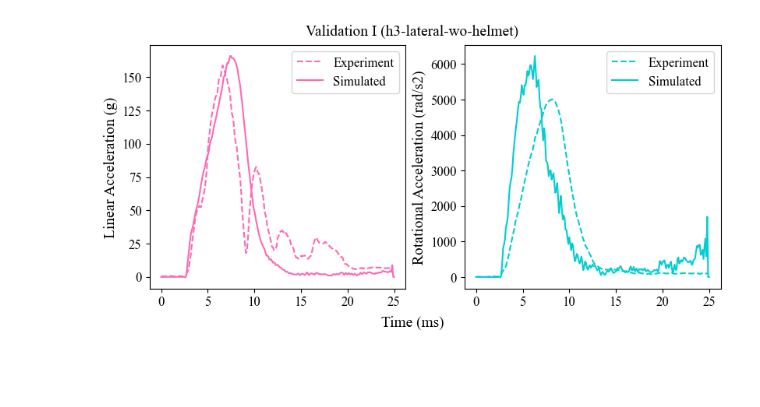
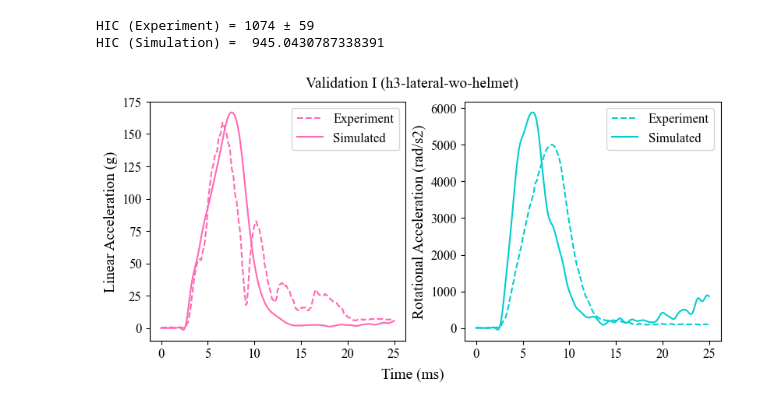
Before and after one commit to pranavduraisamy/helmet-fit-bayes-opt, a Jupyter notebook: model-validation/h3-frontal-helmet/postprocessing.ipynb, the cells around one changed output. Saved outputs shown, nothing was run; the diff lists cells and outputs as text; code cells hidden in the pictures; blank space fills up the shorter version.

```diff
--- a/model-validation/h3-frontal-helmet/postprocessing.ipynb
+++ b/model-validation/h3-frontal-helmet/postprocessing.ipynb
@@ -64,37 +76,40 @@ for i, step in enumerate(nodout):
             nums = list(map(float, nums))
             rot_accels.append((current_time, *nums[6:9]))
 
 accel_df = pd.DataFrame(accels, columns=["Time", "X", "Y", "Z"])
 rot_accel_df = pd.DataFrame(rot_accels, columns=["Time", "X", "Y", "Z"])
-accel_df["Resultant"] = np.linalg.norm(accel_df[["X", "Y", "Z"]].values, axis=1)
-rot_accel_df["Resultant"] = np.linalg.norm(rot_accel_df[["X", "Y", "Z"]].values, axis=1)
+accel_df["Resultant"] = cfc(np.linalg.norm(accel_df[["X", "Y", "Z"]].values, axis=1))
+rot_accel_df["Resultant"] = cfc(np.linalg.norm(rot_accel_df[["X", "Y", "Z"]].values, axis=1))
 
 time = accel_df["Time"]
 lit_l = pd.read_csv("linear.csv", header=None)
 lit_r = pd.read_csv("rotational.csv", header=None)
 
 fig, ax = plt.subplots(1, 2, constrained_layout=True, figsize=[8, 4])
-
-ax[0].plot(lit_l[0], lit_l[1] / 50, color="hotpink", label="Experiment", linestyle="--")
+ax[0].plot(lit_l[0], lit_l[1]/50, color="hotpink", label="Experiment", linestyle="--")
 ax[1].plot(
     lit_r[0], lit_r[1], color="darkturquoise", label="Experiment", linestyle="--"
 )
 
 ax[0].plot(
-    time, cfc(accel_df["Resultant"] * 101, time), color="hotpink", label="Simulated"
+    time, accel_df["Resultant"] * (1000.0 / 9.80665), color="hotpink", label="Simulated"
 )
 ax[1].plot(
     time,
-    cfc(rot_accel_df["Resultant"] * 1000000, time),
+    rot_accel_df["Resultant"] * 1000000,
     color="darkturquoise",
     label="Simulated",
 )
 
+print('HIC (Experiment) = 1074 ± 59')
+print('HIC (Simulation) = ', hic15(accel_df))
 ax[0].legend()
 ax[1].legend()
 ax[0].set_ylabel("Linear Acceleration (g)", fontsize=14)
 ax[1].set_ylabel("Rotational Acceleration (rad/s2)", fontsize=14)
 fig.supxlabel("Time (ms)", fontsize=14)
 plt.suptitle("Validation I (h3-lateral-wo-helmet)", fontsize=14);
 # %% [output]
+HIC (Experiment) = 1074 ± 59
+HIC (Simulation) =  945.0430787338391
-[figure, old version]
+[figure, new version]
```
Also changed, not shown: parts of 1 cell of this notebook, 1 other file.
